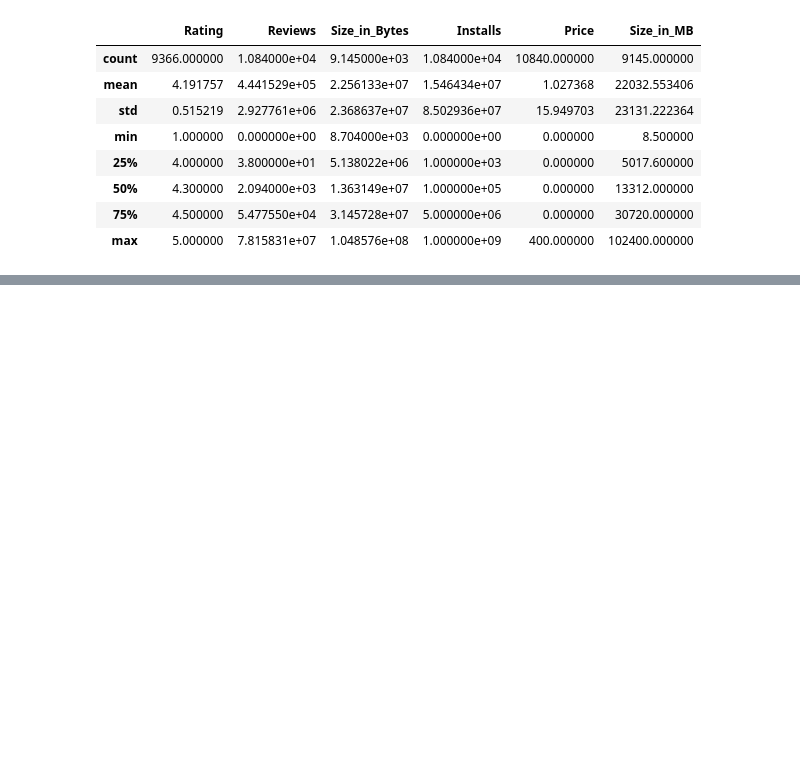
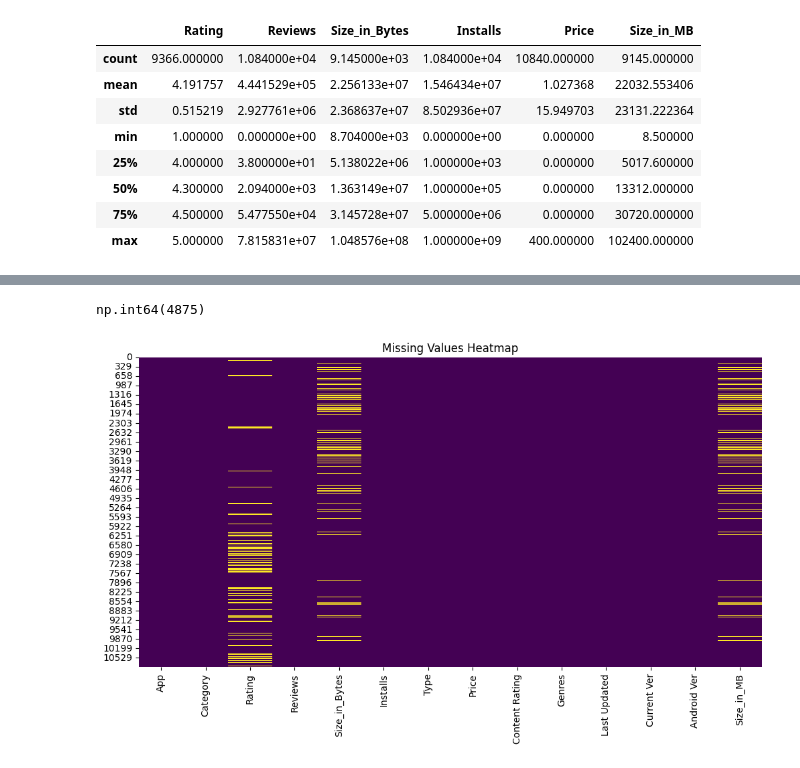
Before and after one commit to ejazurrehman/EDA_Google_Play_Store_App, a Jupyter notebook: eda_google_playstore_app.ipynb, the cells around one changed output, grey strips where cells are left out. Cells and saved outputs as stored; diff of their text form; code cells hidden in the pictures; blank space fills up the shorter version.

```diff
--- a/eda_google_playstore_app.ipynb
+++ b/eda_google_playstore_app.ipynb
@@ -468,0 +513,13 @@ df.describe()
+# %%
+# check the total number of missing values in the DataFrame
+df.isnull().sum().sum()
+# %% [output]
+np.int64(4875)
+# %%
+# plot missing values in the DataFrame
+plt.figure(figsize=(12, 6))
+sns.heatmap(df.isnull(), cbar=False, cmap='viridis')
+plt.title('Missing Values Heatmap')
+plt.show()
+# %% [output]
+[figure, added]
```
Also changed, not shown: parts of 4 cells of this notebook.
